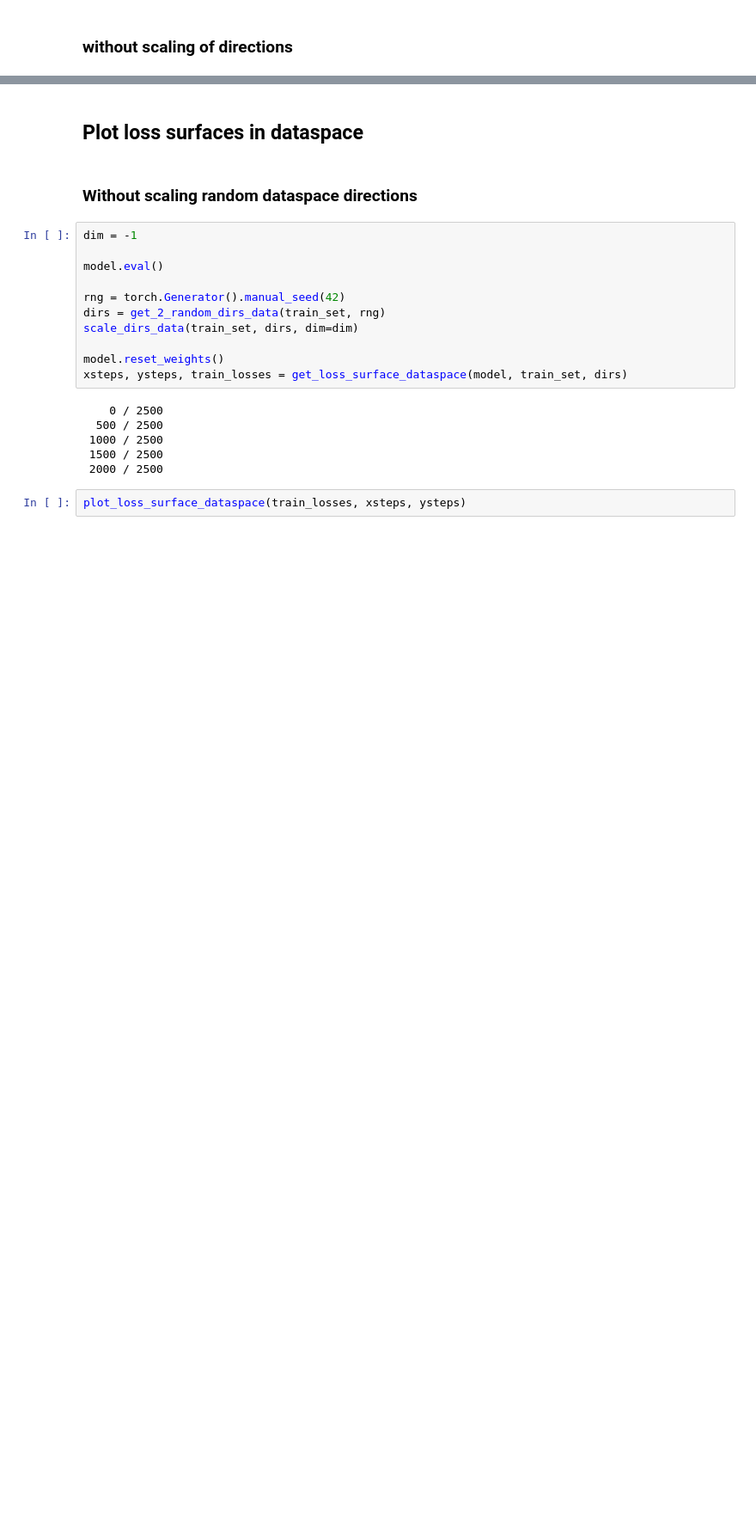
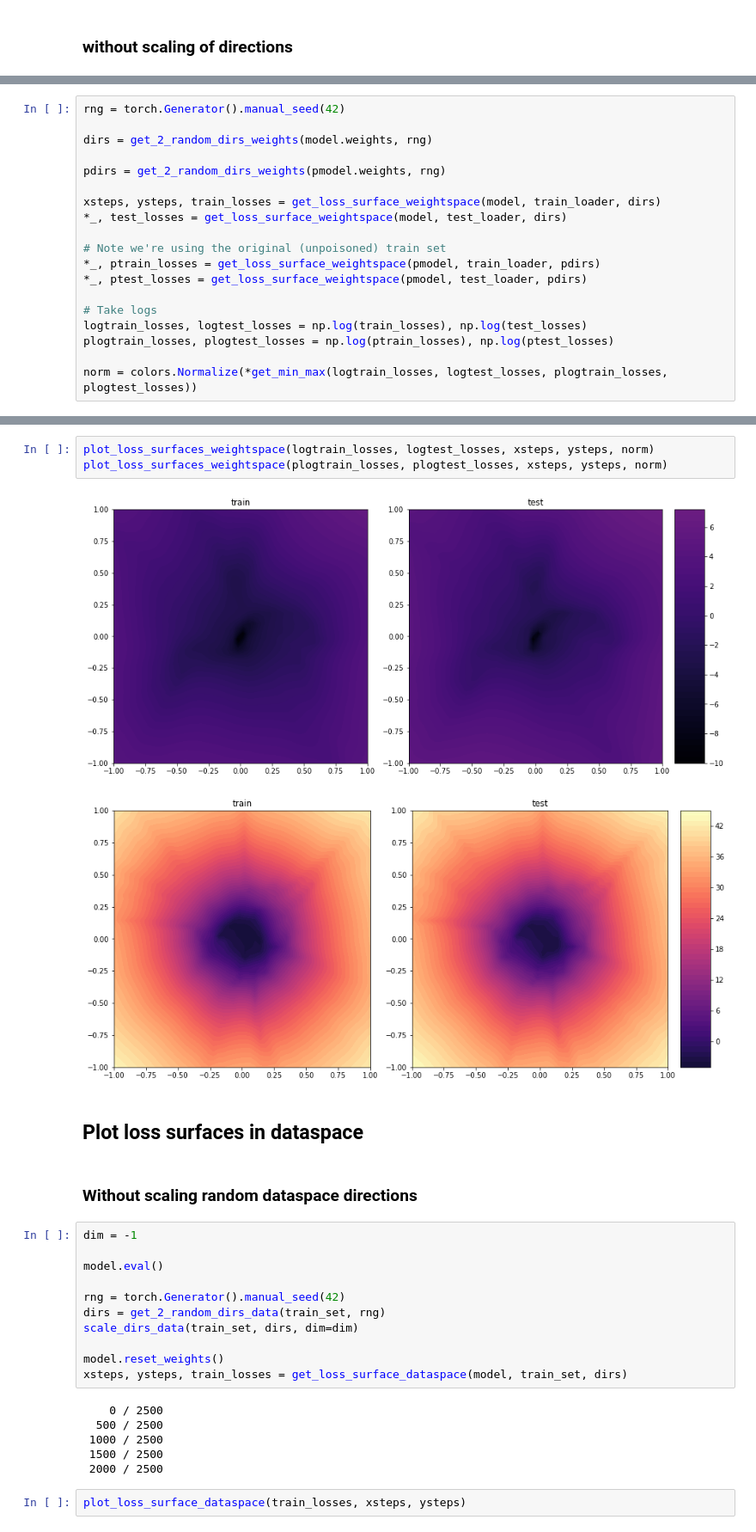
Before and after one commit to Burt360/loss-surfaces-in-data, a Jupyter notebook: swissroll.ipynb, the cells around one changed output, grey strips where cells are left out. Shown at 86% size. Saved outputs shown, nothing was run; the diff lists cells and outputs as text; blank space fills up the shorter version.

```diff
--- a/swissroll.ipynb
+++ b/swissroll.ipynb
@@ -867,0 +912,19 @@ plot_loss_surfaces_weightspace(train_losses, test_losses, xsteps, ysteps)
+# %%
+rng = torch.Generator().manual_seed(42)
+
+dirs = get_2_random_dirs_weights(model.weights, rng)
+
+pdirs = get_2_random_dirs_weights(pmodel.weights, rng)
+
+xsteps, ysteps, train_losses = get_loss_surface_weightspace(model, train_loader, dirs)
+*_, test_losses = get_loss_surface_weightspace(model, test_loader, dirs)
+
+# Note we're using the original (unpoisoned) train set
+*_, ptrain_losses = get_loss_surface_weightspace(pmodel, train_loader, pdirs)
+*_, ptest_losses = get_loss_surface_weightspace(pmodel, test_loader, pdirs)
+
+# Take logs
+logtrain_losses, logtest_losses = np.log(train_losses), np.log(test_losses)
+plogtrain_losses, plogtest_losses = np.log(ptrain_losses), np.log(ptest_losses)
+
+norm = colors.Normalize(*get_min_max(logtrain_losses, logtest_losses, plogtrain_losses, plogtest_losses))
@@ -868,3 +952,9 @@ plot_loss_surfaces_weightspace(train_losses, test_losses, xsteps, ysteps)
+# %%
+plot_loss_surfaces_weightspace(logtrain_losses, logtest_losses, xsteps, ysteps, norm)
+plot_loss_surfaces_weightspace(plogtrain_losses, plogtest_losses, xsteps, ysteps, norm)
+# %% [output]
+[figure, added]
+[figure, added]
 # %% [markdown]
 ## Plot loss surfaces in dataspace
 # %% [markdown]
```
Also changed, not shown: parts of 10 cells of this notebook.
